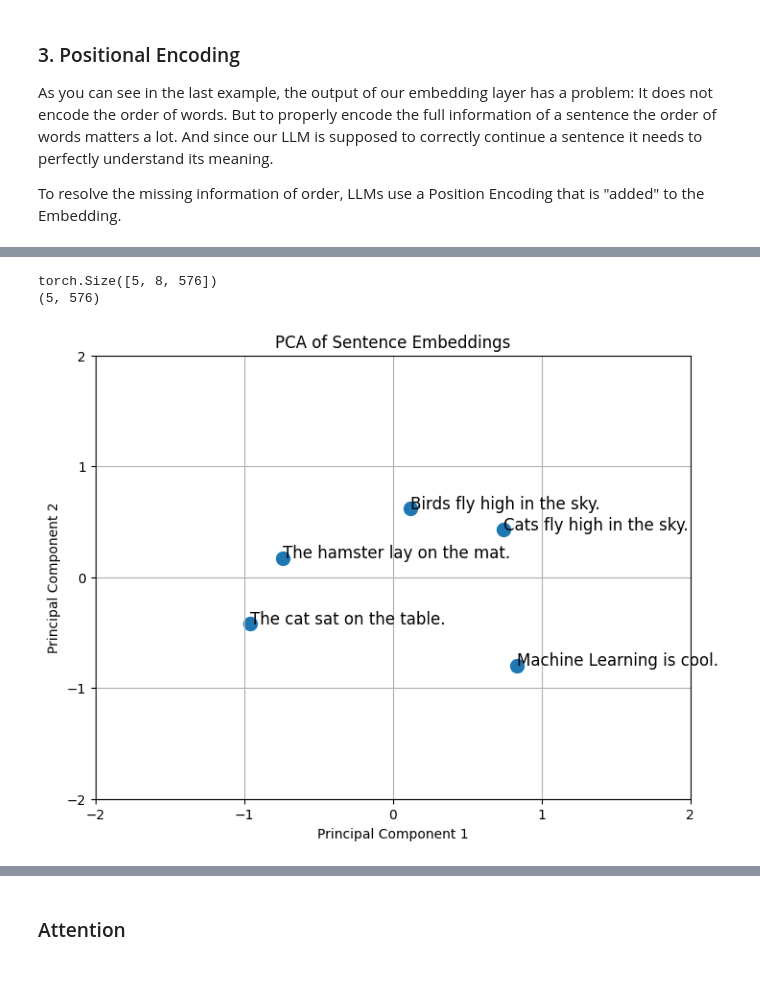
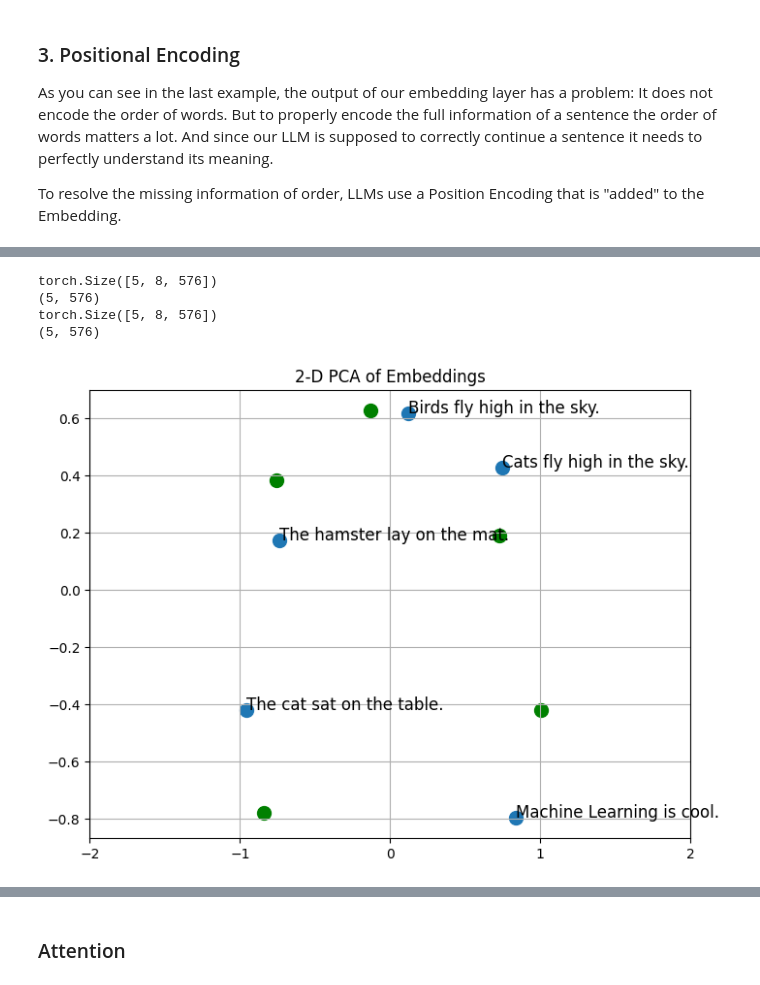
Before and after one commit to chris-hoertnagl/AI-Dojo, a Jupyter notebook: LLM/language_model_basics/nlp.ipynb, the cells around one changed output, grey strips where cells are left out. Cells and saved outputs as stored; diff of their text form; code cells hidden in the pictures.

Commit message:
change oscillator of Position encoding to better visualize changes

```diff
--- a/LLM/language_model_basics/nlp.ipynb
+++ b/LLM/language_model_basics/nlp.ipynb
@@ -202,7 +202,7 @@ def create_embeddings(inputs: list):
     print(embeddings.shape)
     return embeddings
 
-def plot_embeddings(inputs, embeddings):
+def plot_embeddings(inputs, embeddings, compare_embeddings = None):
     # Reduce dimensions to 2D using PCA for visualization
     pca = PCA(n_components=2)
     reduced_embeddings = pca.fit_transform(embeddings)
@@ -215,13 +215,14 @@ def plot_embeddings(inputs, embeddings):
     for i, elem in enumerate(inputs):
         plt.text(reduced_embeddings[i, 0], reduced_embeddings[i, 1], elem, fontsize=12)
 
-    plt.title("PCA of Sentence Embeddings")
-    # Set fixed x-axis ticks
-    plt.xticks([-2, -1, 0, 1, 2])
-    # Set fixed y-axis ticks
-    plt.yticks([-2, -1, 0, 1, 2])
-    plt.xlabel("Principal Component 1")
-    plt.ylabel("Principal Component 2")
+    if compare_embeddings is not None:
+        reduced_compare_embeddings = pca.fit_transform(compare_embeddings)
+        plt.scatter(reduced_compare_embeddings[:, 0], reduced_compare_embeddings[:, 1], c="green", s=100)
+
+
+    plt.title("2-D PCA of Embeddings")
+    plt.xticks([-2, -1, 0, 1, 2]) # Set fixed x-axis ticks
+    # plt.yticks([-2, -1, 0, 1, 2]) # Set fixed y-axis ticks
     plt.grid(True)
     plt.show()
 
@@ -284,6 +293,8 @@ def add_positional_encoding(embeddings):
 # %%
-plot_embeddings(sentences, add_positional_encoding(create_embeddings(sentences)))
+plot_embeddings(sentences, add_positional_encoding(create_embeddings(sentences)), add_positional_encoding(create_embeddings(shuffled_sentences)))
 # %% [output]
 torch.Size([5, 8, 576])
 (5, 576)
+torch.Size([5, 8, 576])
+(5, 576)
-[figure, old version]
+[figure, new version]
```
Also changed, not shown: parts of 4 cells of this notebook.
